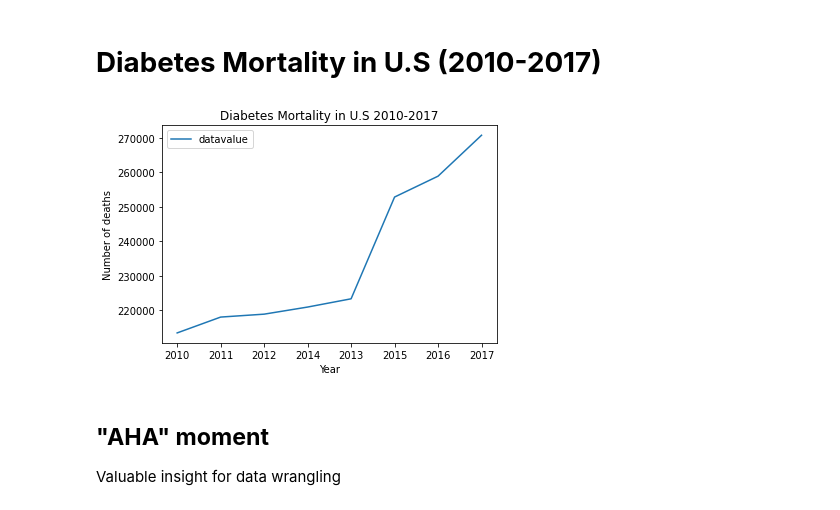
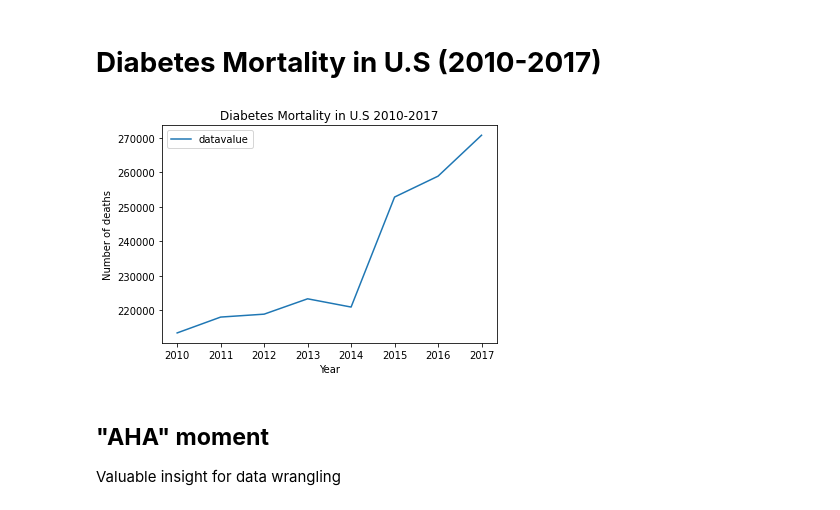
Before and after one commit to IamJOY-thecoder/PythonProject1, a Jupyter notebook: Project_3_Team_Joy_Kimberly_Kim.ipynb, the cells around one changed output. Cells and saved outputs as stored; diff of their text form; code cells hidden in the pictures.

```diff
--- a/Project_3_Team_Joy_Kimberly_Kim.ipynb
+++ b/Project_3_Team_Joy_Kimberly_Kim.ipynb
@@ -233,17 +249,17 @@ diabetes_hosp_no_table.head(10)
 # %%
 #Diabetes filtered on datavalues of "Mortalities..." question reported for the US across all years
 diabetes_mort= diabetes[(diabetes['question']=='Mortality due to diabetes reported as any listed cause of death') & (diabetes['locationabbr']=='US')]
 diabetes_mort_no= diabetes_mort[(diabetes['datavaluetype']=='Number') & (diabetes['stratificationcategory1']=='Overall')]
-diabetes_mort_table=diabetes_mort_no[['locationabbr','yearstart','datavalue','datavaluetype','datavaluefootnote']].sort_values('datavalue', ascending=False)
-diabetes_mort_graph=diabetes_mort_no[['yearstart','datavalue']].sort_values('datavalue')
+diabetes_mort_table=diabetes_mort_no[['locationabbr','yearstart','datavalue','datavaluetype','datavaluefootnote']].sort_values('datavalue',ascending=False)
+diabetes_mort_graph=diabetes_mort_no[['yearstart','datavalue']].sort_values('yearstart')
 #line graph showing that # of diabetes deaths are increasing throughout the years 2010-2017
 diabetes_mort_graph.plot(kind='line',x='yearstart',y='datavalue')
 plt.title('Diabetes Mortality in U.S 2010-2017')
 plt.ylabel('Number of deaths')
 plt.xlabel('Year')
 plt.show()
 # %% [output]
-[figure, old version]
+[figure, new version]
 # %% [markdown]
 ## **"AHA" moment**
 Valuable insight for data wrangling
```
Also changed, not shown: parts of 2 cells of this notebook.
